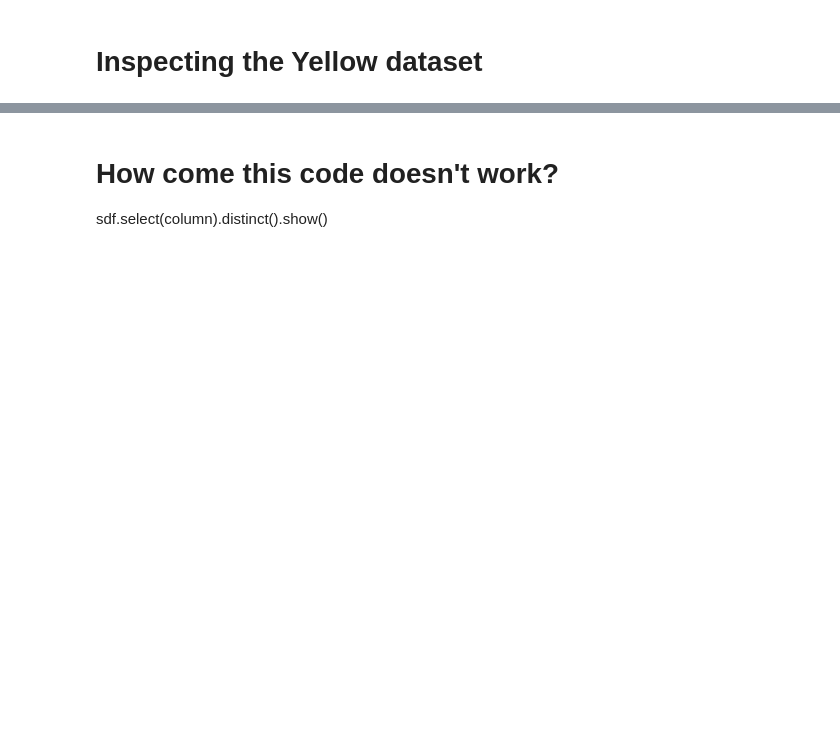
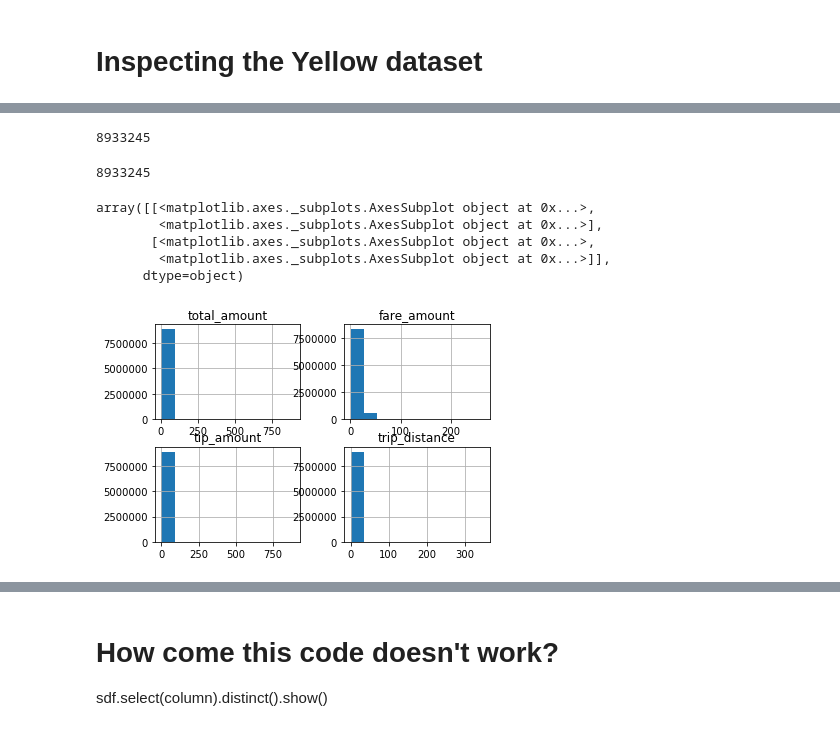
Before and after one commit to arjunrajkumar-ds/ADS_Project_1, a Jupyter notebook: code/preprocessing.ipynb, the cells around one changed output, grey strips where cells are left out. Cells and saved outputs as stored; diff of their text form; code cells hidden in the pictures; blank space fills up the shorter version.

```diff
--- a/code/preprocessing.ipynb
+++ b/code/preprocessing.ipynb
@@ -37,0 +332,7 @@ yellow.limit(10)
+# %%
+columns = ['ratecode_id', 'pulocation_id', 'dolocation_id']
+for column in columns:
+    yellow = yellow.withColumn(
+        column,
+        f.col(column).astype('INT')
+    )
@@ -37,0 +380,9 @@ yellow.limit(10)
+# %%
+df_3 = yellow.select('*').where(yellow['payment_type'] == 1)
+
+print(f'payment_type = 1 has {df_3.count()} rows')
+print(f'Filtered yellow has {yellow.count()} rows')
+
+print(f'{round(df_3.count() / yellow.count() * 100, 2)}% of rows retained')
+
+yellow = yellow.select('*').where(yellow['payment_type'] == 1)
@@ -37,0 +393,16 @@ yellow.limit(10)
+# %%
+# Negative amount values can be seen. Even for just these 10 rows displayed, if one were to make the argument that a - sign was
+# input incorrectly, the tip_amount still far outweighs the total_amount in most cases. This is either money laundering or
+# errors
+
+display(yellow.orderBy('total_amount').limit(10))
+
+yellow = yellow.select('*').where(yellow['total_amount'] > 0)
+
+# Follow similar (real-world) logic to filter out incorrect values for other attributes
+yellow = yellow.select('*').where(yellow['trip_distance'] > 0)
+yellow = yellow.select('*').where(yellow['fare_amount'] > 0)
+yellow = yellow.select('*').where(yellow['tip_amount'] > 0)
+
+percentage = round(yellow.count() / original_yellow * 100, 2)
+print(f'After all that, yellow is left with {yellow.count()}: {percentage}% of original size')
@@ -37,0 +508,19 @@ yellow.limit(10)
+# %%
+outliers.count()
+# %% [output]
+8933245
+# %%
+yellow.count()
+# %% [output]
+8933245
+# %%
+pd_numeric_yellow = yellow.select(f.col('total_amount'), f.col('fare_amount'), f.col('tip_amount'), f.col('trip_distance')).toPandas()
+# %%
+pd_numeric_yellow.hist()
+# %% [output]
+array([[<matplotlib.axes._subplots.AxesSubplot object at 0x...>,
+        <matplotlib.axes._subplots.AxesSubplot object at 0x...>],
+       [<matplotlib.axes._subplots.AxesSubplot object at 0x...>,
+        <matplotlib.axes._subplots.AxesSubplot object at 0x...>]],
+      dtype=object)
+[figure, added]
```
Also changed, not shown: parts of 63 cells of this notebook, 1 other file.
